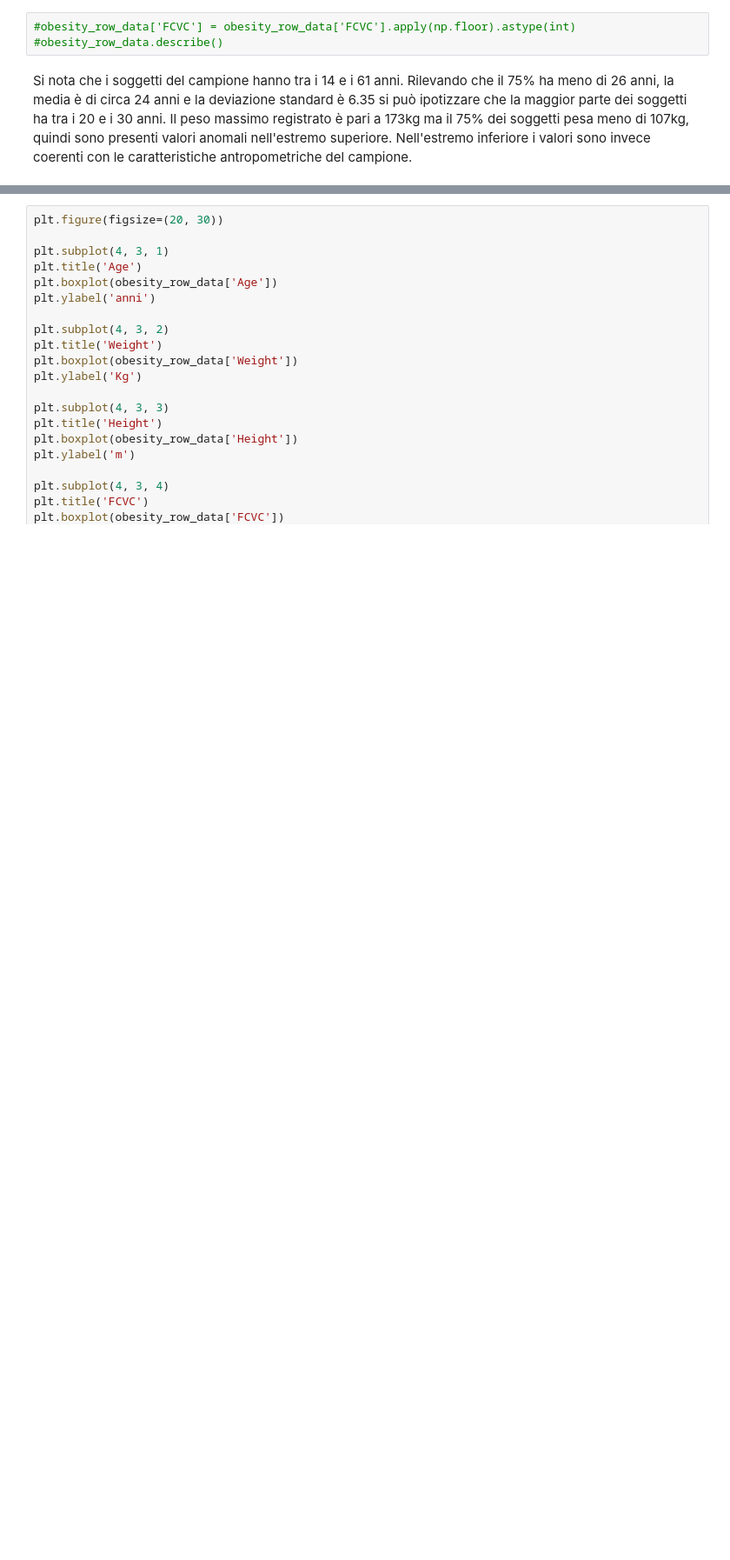
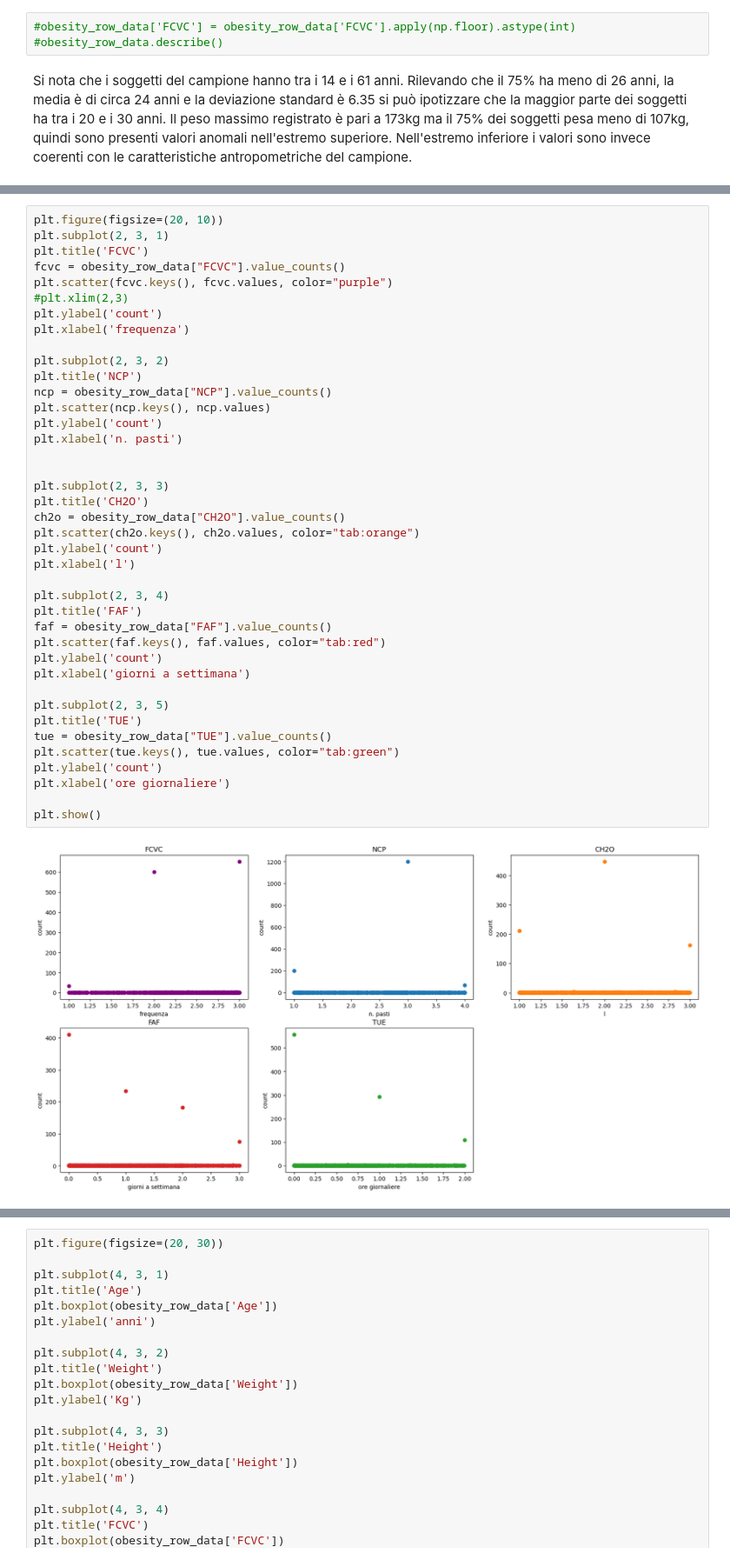
Before and after one commit to LorenzoColletta/DataIntensive, a Jupyter notebook: Data_Intensive_Project.ipynb, the cells around one changed output, grey strips where cells are left out. Shown at 87% size. Drawn from its saved outputs; the diff is of its cells as text; blank space fills up the shorter version.

```diff
--- a/Data_Intensive_Project.ipynb
+++ b/Data_Intensive_Project.ipynb
@@ -246,0 +220,42 @@ plt.show()
+# %%
+plt.figure(figsize=(20, 10))
+plt.subplot(2, 3, 1)
+plt.title('FCVC')
+fcvc = obesity_row_data["FCVC"].value_counts()
+plt.scatter(fcvc.keys(), fcvc.values, color="purple")
+#plt.xlim(2,3)
+plt.ylabel('count')
+plt.xlabel('frequenza')
+
+plt.subplot(2, 3, 2)
+plt.title('NCP')
+ncp = obesity_row_data["NCP"].value_counts()
+plt.scatter(ncp.keys(), ncp.values)
+plt.ylabel('count')
+plt.xlabel('n. pasti')
+
+
+plt.subplot(2, 3, 3)
+plt.title('CH2O')
+ch2o = obesity_row_data["CH2O"].value_counts()
+plt.scatter(ch2o.keys(), ch2o.values, color="tab:orange")
+plt.ylabel('count')
+plt.xlabel('l')
+
+plt.subplot(2, 3, 4)
+plt.title('FAF')
+faf = obesity_row_data["FAF"].value_counts()
+plt.scatter(faf.keys(), faf.values, color="tab:red")
+plt.ylabel('count')
+plt.xlabel('giorni a settimana')
+
+plt.subplot(2, 3, 5)
+plt.title('TUE')
+tue = obesity_row_data["TUE"].value_counts()
+plt.scatter(tue.keys(), tue.values, color="tab:green")
+plt.ylabel('count')
+plt.xlabel('ore giornaliere')
+
+plt.show()
+# %% [output]
+[figure, added]
```
Also changed, not shown: parts of 5 cells of this notebook.
